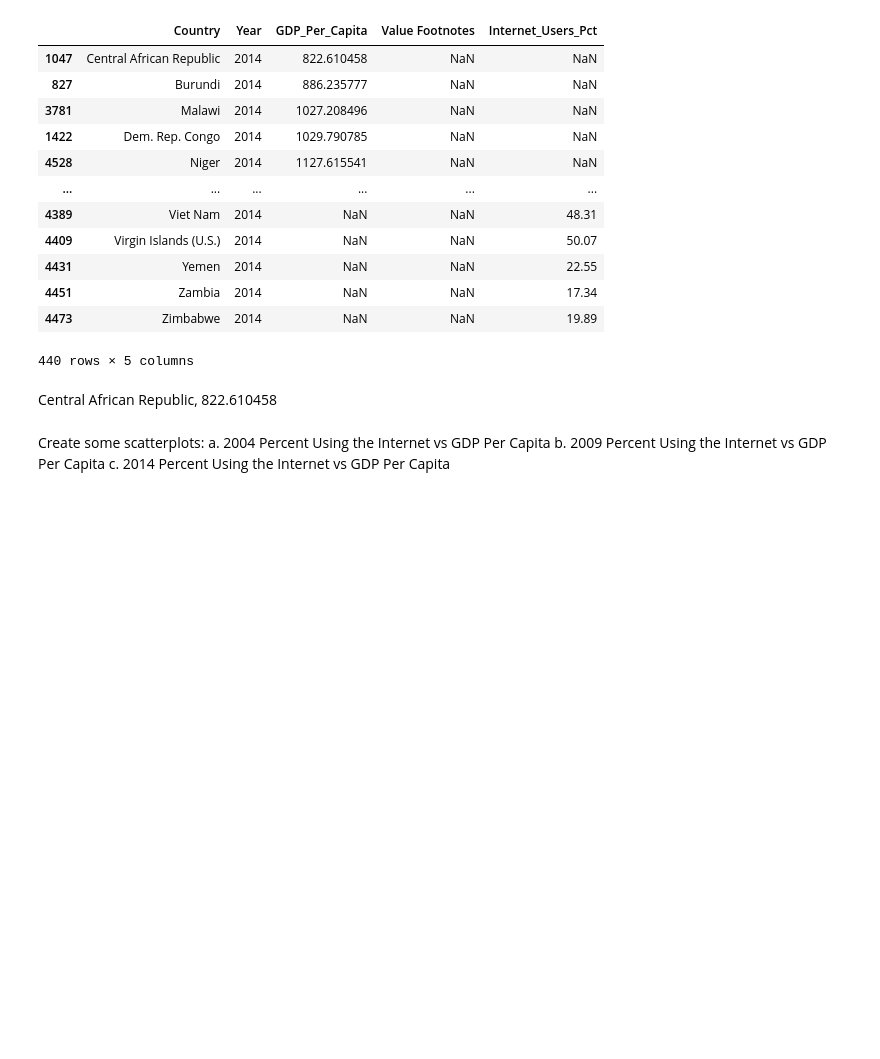
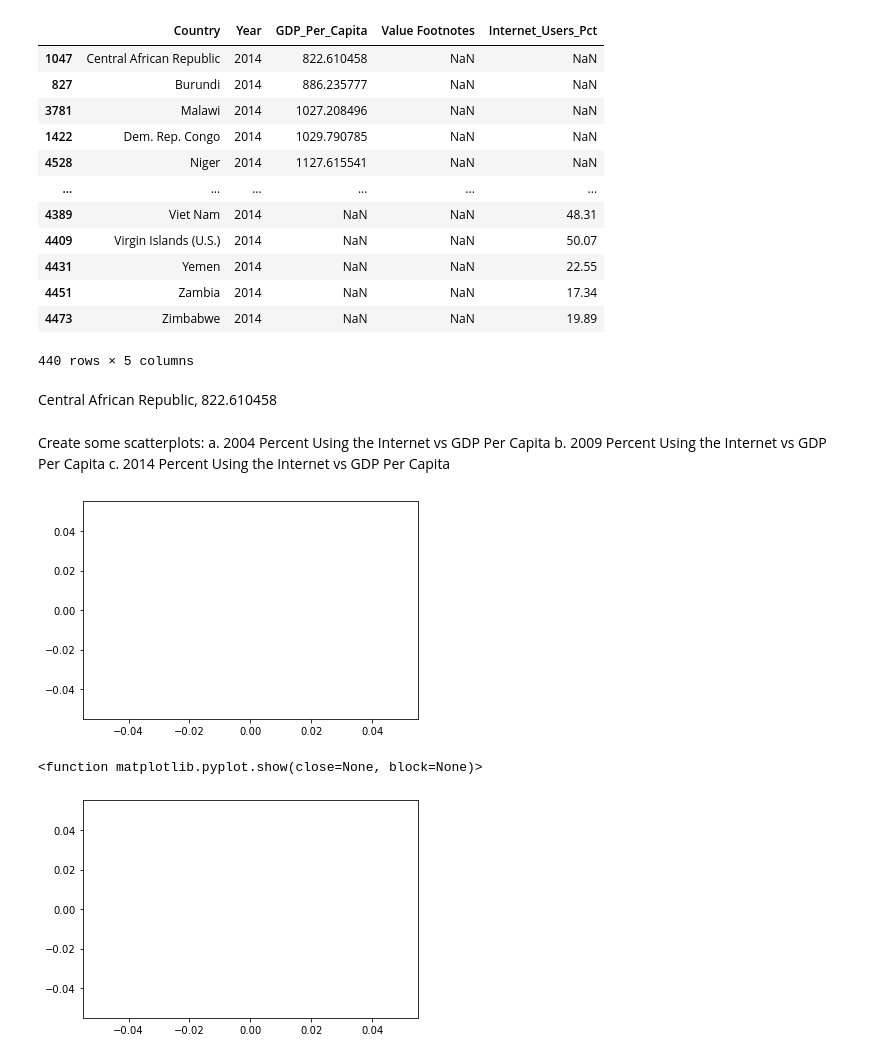
Before and after one commit to NSS-Data-Analytics-Cohort-6/gdp-and-internet-usage-nathanmartin5937, a Jupyter notebook: notebook/gdp_notebook.ipynb, the cells around one changed output. Saved outputs shown, nothing was run; the diff lists cells and outputs as text; code cells hidden in the pictures; blank space fills up the shorter version.

```diff
--- a/notebook/gdp_notebook.ipynb
+++ b/notebook/gdp_notebook.ipynb
@@ -333,3 +322,16 @@ Create some scatterplots:
 a. 2004 Percent Using the Internet vs GDP Per Capita
 b. 2009 Percent Using the Internet vs GDP Per Capita
 c. 2014 Percent Using the Internet vs GDP Per Capita
+# %%
+plt.scatter(year_04_df.Internet_Users_Pct, year_04_df.GDP_Per_Capita)
+plt.show()
+
+plt.scatter(year_09_df.Internet_Users_Pct, year_09_df.GDP_Per_Capita)
+plt.show
+
+plt.scatter(year_14_df.Internet_Users_Pct, year_14_df.GDP_Per_Capita)
+plt.show
+# %% [output]
+[figure, added]
+<function matplotlib.pyplot.show(close=None, block=None)>
+[figure, added]
```
Also changed, not shown: parts of 9 cells of this notebook.
